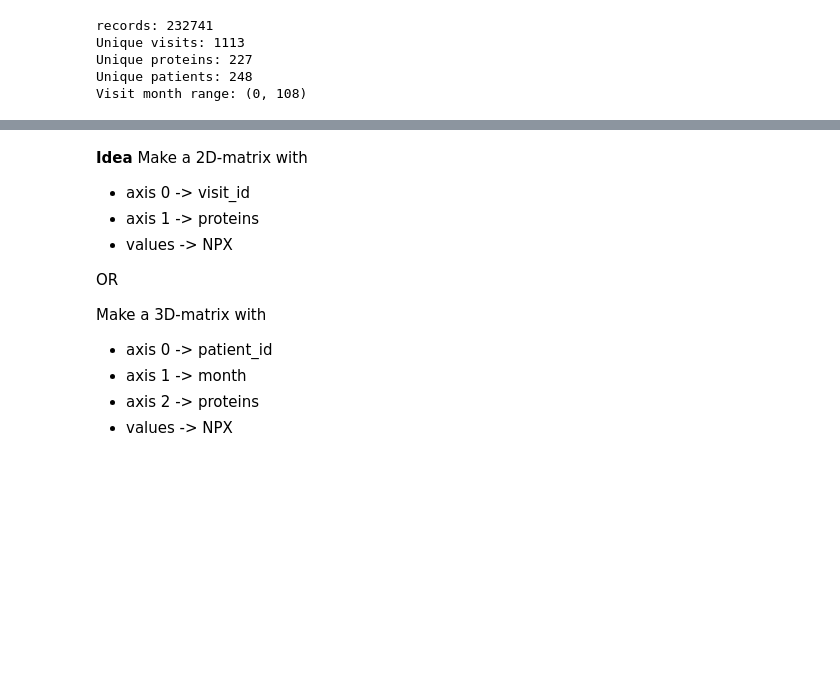
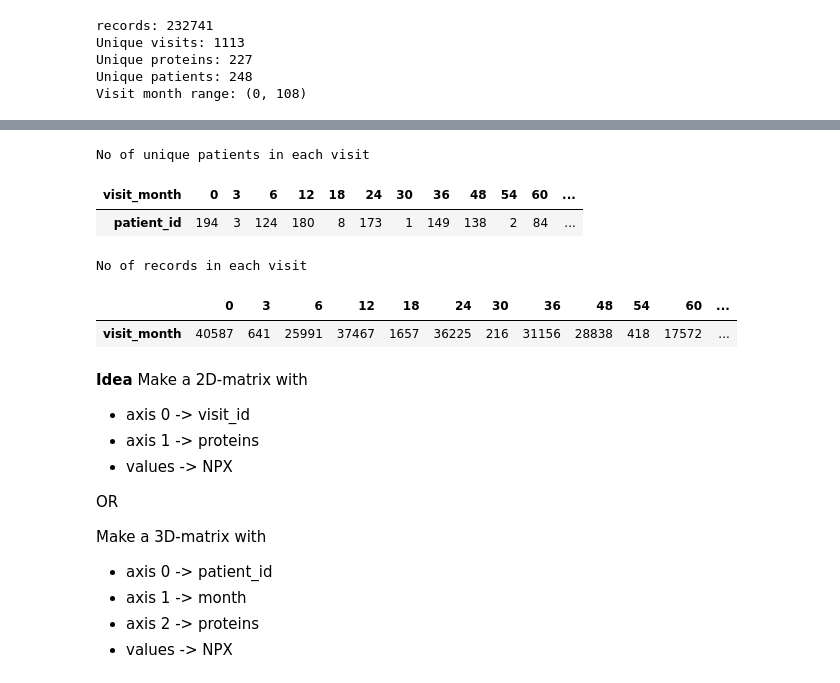
Before and after one commit to prithvidasgupta/si-618-parkinson-prediction, a Jupyter notebook: proteins.ipynb, the cells around one changed output, grey strips where cells are left out. Saved outputs shown, nothing was run; the diff lists cells and outputs as text; code cells hidden in the pictures; blank space fills up the shorter version.

```diff
--- a/proteins.ipynb
+++ b/proteins.ipynb
@@ -97,3 +97,15 @@ proteins_data['visit_month'].value_counts().sort_index().to_frame().T
+# %%
+print("No of unique patients in each visit")
+display(proteins_data.groupby('visit_month')['patient_id'].nunique().to_frame().T)
+print("No of records in each visit")
+proteins_data['visit_month'].value_counts().sort_index().to_frame().T
+# %% [output]
+No of unique patients in each visit
+| visit_month | 0 | 3 | 6 | 12 | 18 | 24 | 30 | 36 | 48 | 54 | 60 | ... |
+| patient_id | 194 | 3 | 124 | 180 | 8 | 173 | 1 | 149 | 138 | 2 | 84 | ... |
+No of records in each visit
+|  | 0 | 3 | 6 | 12 | 18 | 24 | 30 | 36 | 48 | 54 | 60 | ... |
+| visit_month | 40587 | 641 | 25991 | 37467 | 1657 | 36225 | 216 | 31156 | 28838 | 418 | 17572 | ... |
 # %% [markdown]
 **Idea**
 Make a 2D-matrix with
```
Also changed, not shown: parts of 8 cells of this notebook, 1 other file.
